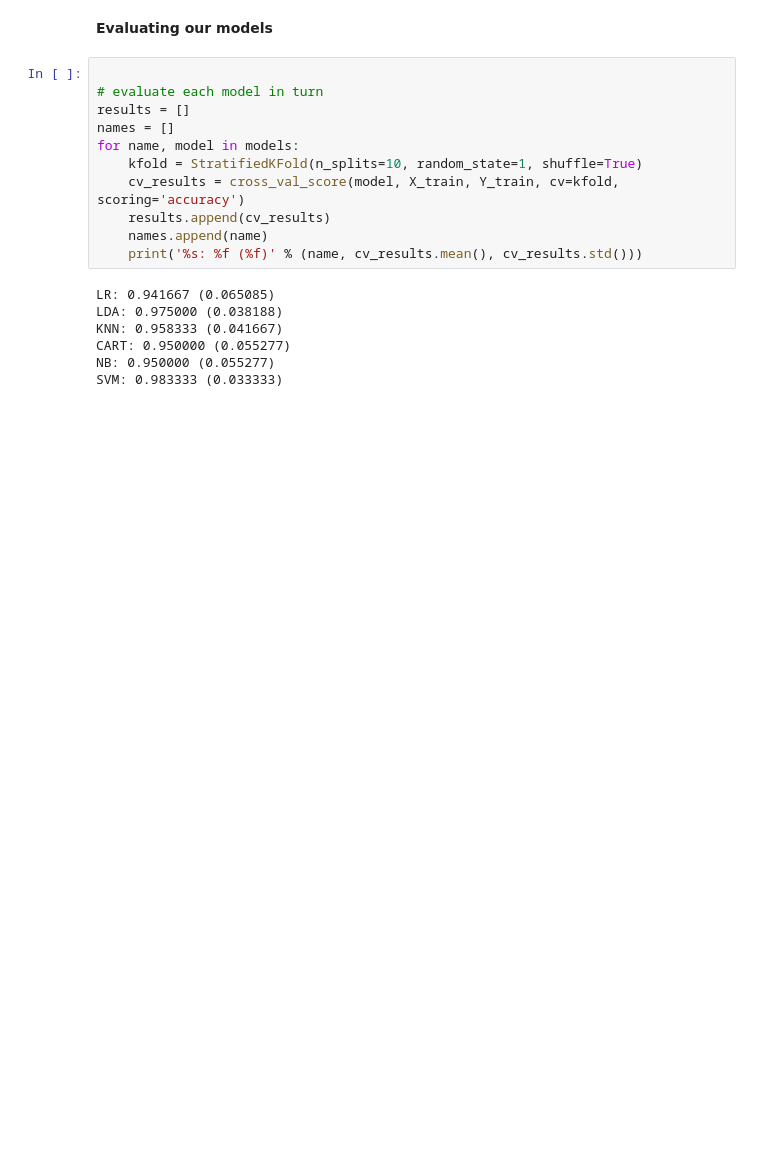
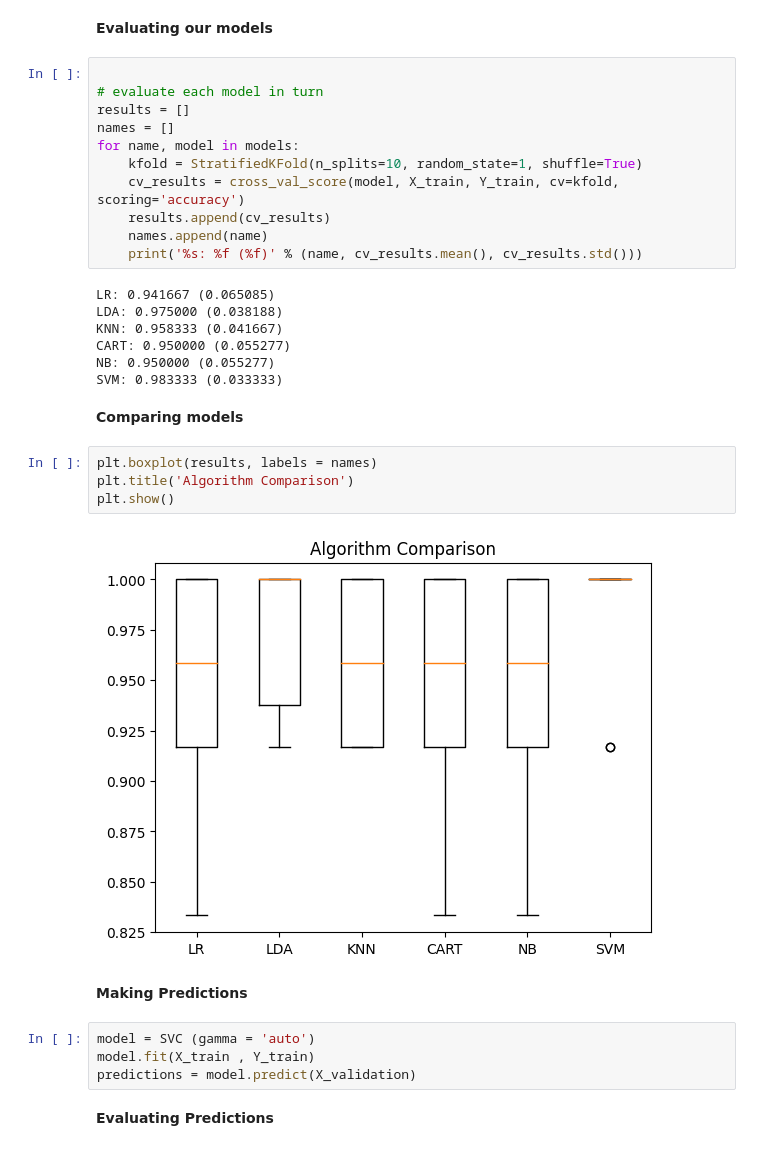
Before and after one commit to Fsrkh/machine-learning-small-projects, a Jupyter notebook: Iris.ipynb, the cells around one changed output. Drawn from its saved outputs; the diff is of its cells as text; blank space fills up the shorter version.

```diff
--- a/Iris.ipynb
+++ b/Iris.ipynb
@@ -142,3 +142,19 @@ KNN: 0.958333 (0.041667)
 CART: 0.950000 (0.055277)
 NB: 0.950000 (0.055277)
 SVM: 0.983333 (0.033333)
+# %% [markdown]
+**Comparing models**
+# %%
+plt.boxplot(results, labels = names)
+plt.title('Algorithm Comparison')
+plt.show()
+# %% [output]
+[figure, added]
+# %% [markdown]
+**Making Predictions**
+# %%
+model = SVC (gamma = 'auto')
+model.fit(X_train , Y_train)
+predictions = model.predict(X_validation)
+# %% [markdown]
+**Evaluating Predictions**
```
Also changed, not shown: parts of 1 cell of this notebook.
